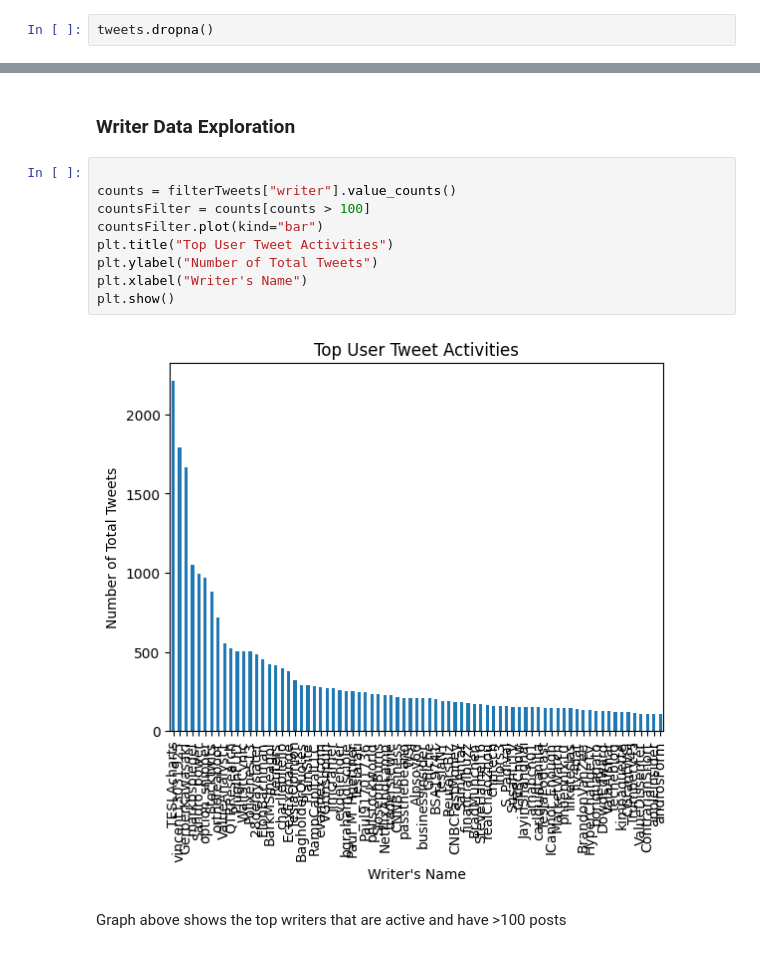
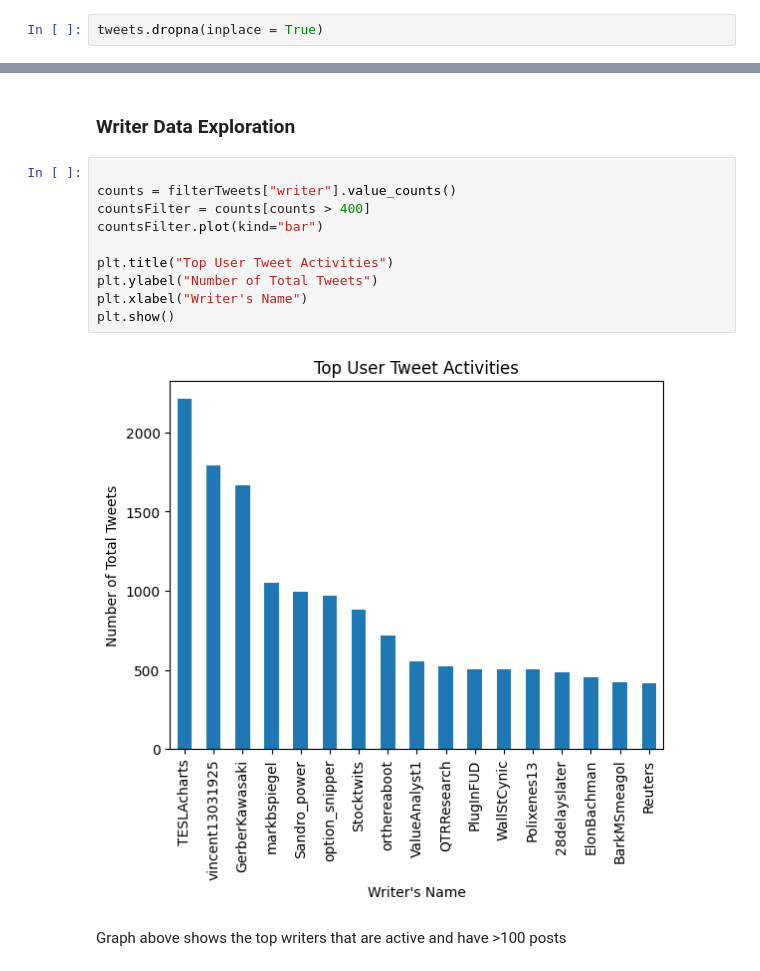
Before and after one commit to erictan23/TwitterIR, a Jupyter notebook: SentimentalAnalysis.ipynb, the cells around one changed output, grey strips where cells are left out. Drawn from its saved outputs; the diff is of its cells as text.

```diff
--- a/SentimentalAnalysis.ipynb
+++ b/SentimentalAnalysis.ipynb
@@ -112,4 +114,4 @@ max    1.212160e+18  1.577837e+09  6.310000e+02  9.990000e+02  9.990000e+02
 # %% [markdown]
 After Merging Remove the dataframes that do not have ticker_symbols
 # %%
-tweets.dropna()
+tweets.dropna(inplace = True)
@@ -288,14 +293,15 @@ Name: writer, dtype: object
 # %%
 
 counts = filterTweets["writer"].value_counts()
-countsFilter = counts[counts > 100]
+countsFilter = counts[counts > 400]
 countsFilter.plot(kind="bar")
+
 plt.title("Top User Tweet Activities")
 plt.ylabel("Number of Total Tweets")
 plt.xlabel("Writer's Name")
 plt.show()
 # %% [output]
-[figure, old version]
+[figure, new version]
 # %% [markdown]
 Graph above shows the top writers that are active and have >100 posts
 # %%
```
Also changed, not shown: parts of 57 cells of this notebook.
